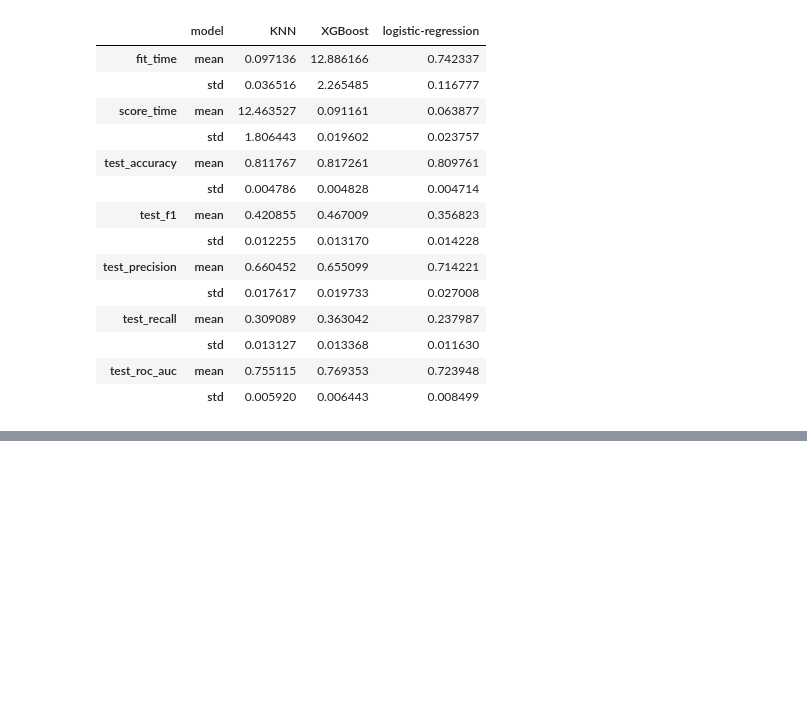
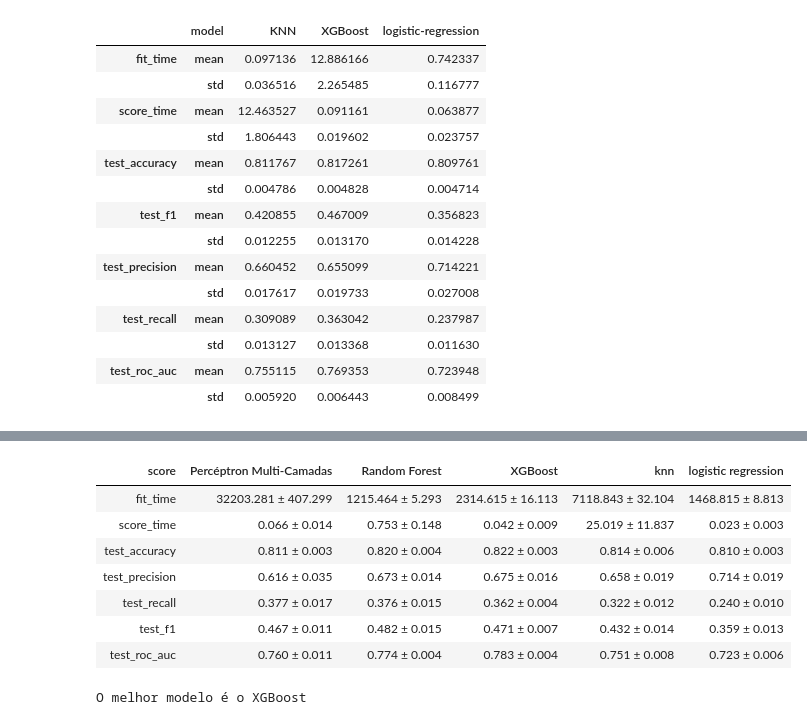
Before and after one commit to atlantico-academy/datagearscore, a Jupyter notebook: notebooks/02 - comparative analysis.ipynb, the cells around one changed output, grey strips where cells are left out. Saved outputs shown, nothing was run; the diff lists cells and outputs as text; code cells hidden in the pictures; blank space fills up the shorter version.

```diff
--- a/notebooks/02 - comparative analysis.ipynb
+++ b/notebooks/02 - comparative analysis.ipynb
@@ -220,0 +526,52 @@ resultados.style.background_gradient(cmap='Blues', axis=1)
+# %%
+def highlight_max(s, props=''):
+    values = [float(value.split()[0]) for value in s.values[1:]]
+    result = [''] * len(s.values)
+    if s.values[0].endswith('time'):
+        result[np.argmin(values)+1] = props
+    else:
+        result[np.argmax(values)+1] = props
+    return result
+
+def get_winner(s):
+    metric = s.values[0]
+    values = [float(value.split()[0]) for value in s.values[1:]]
+    models = results.columns[1:]
+
+    if s.values[0].endswith('time'):
+        return models[np.argmin(values)]
+    else:
+        return models[np.argmax(values)]
+
+results = (
+    pd
+    .DataFrame(results)
+    .groupby(['model'])
+    .agg([lambda x: f"{np.mean(x):.3f} ± {np.std(x):.3f}"])#
+    .transpose()
+    .reset_index()
+    .rename(columns={"level_0": "score"})
+    .drop(columns="level_1")
+    # .set_index('score')
+)
+time_scores = ['fit_time', 'score_time']
+winner = results.query('score not in @time_scores').apply(get_winner, axis=1).value_counts().index[0]
+results.columns.name = ''
+results = (
+    results
+    .style
+    .hide(axis='index')
+    .apply(highlight_max, props='color:white;background-color:gray', axis=1)
+)
+display(results)
+print(f'O melhor modelo é o {winner}')
+# %% [output]
+| score | Percéptron Multi-Camadas | Random Forest | XGBoost | knn | logistic regression |
+| fit_time | 32203.281 ± 407.299 | 1215.464 ± 5.293 | 2314.615 ± 16.113 | 7118.843 ± 32.104 | 1468.815 ± 8.813 |
+| score_time | 0.066 ± 0.014 | 0.753 ± 0.148 | 0.042 ± 0.009 | 25.019 ± 11.837 | 0.023 ± 0.003 |
+| test_accuracy | 0.811 ± 0.003 | 0.820 ± 0.004 | 0.822 ± 0.003 | 0.814 ± 0.006 | 0.810 ± 0.003 |
+| test_precision | 0.616 ± 0.035 | 0.673 ± 0.014 | 0.675 ± 0.016 | 0.658 ± 0.019 | 0.714 ± 0.019 |
+| test_recall | 0.377 ± 0.017 | 0.376 ± 0.015 | 0.362 ± 0.004 | 0.322 ± 0.012 | 0.240 ± 0.010 |
+| test_f1 | 0.467 ± 0.011 | 0.482 ± 0.015 | 0.471 ± 0.007 | 0.432 ± 0.014 | 0.359 ± 0.013 |
+| test_roc_auc | 0.760 ± 0.011 | 0.774 ± 0.004 | 0.783 ± 0.004 | 0.751 ± 0.008 | 0.723 ± 0.006 |
+O melhor modelo é o XGBoost
```
Also changed, not shown: parts of 21 cells of this notebook.
